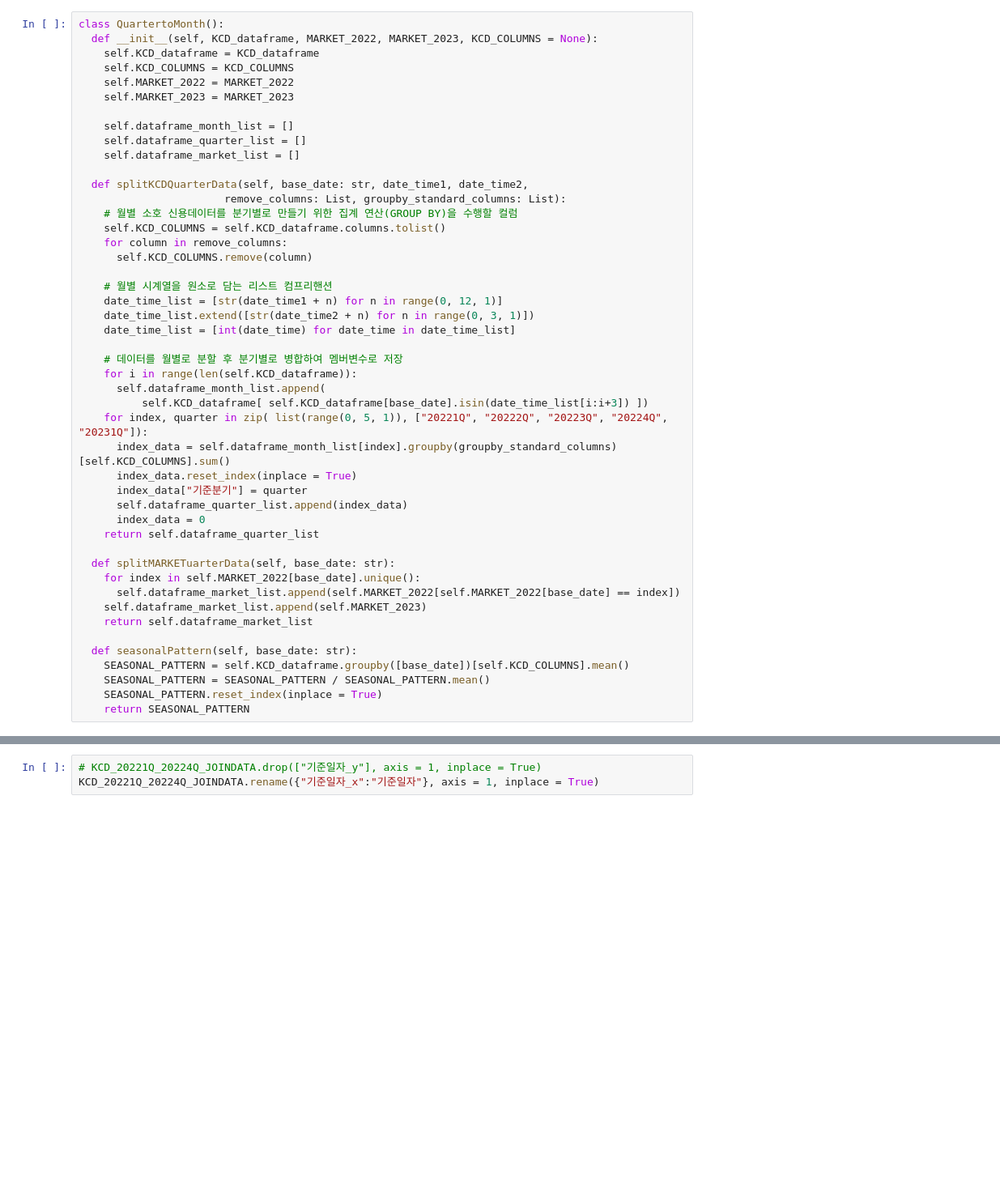
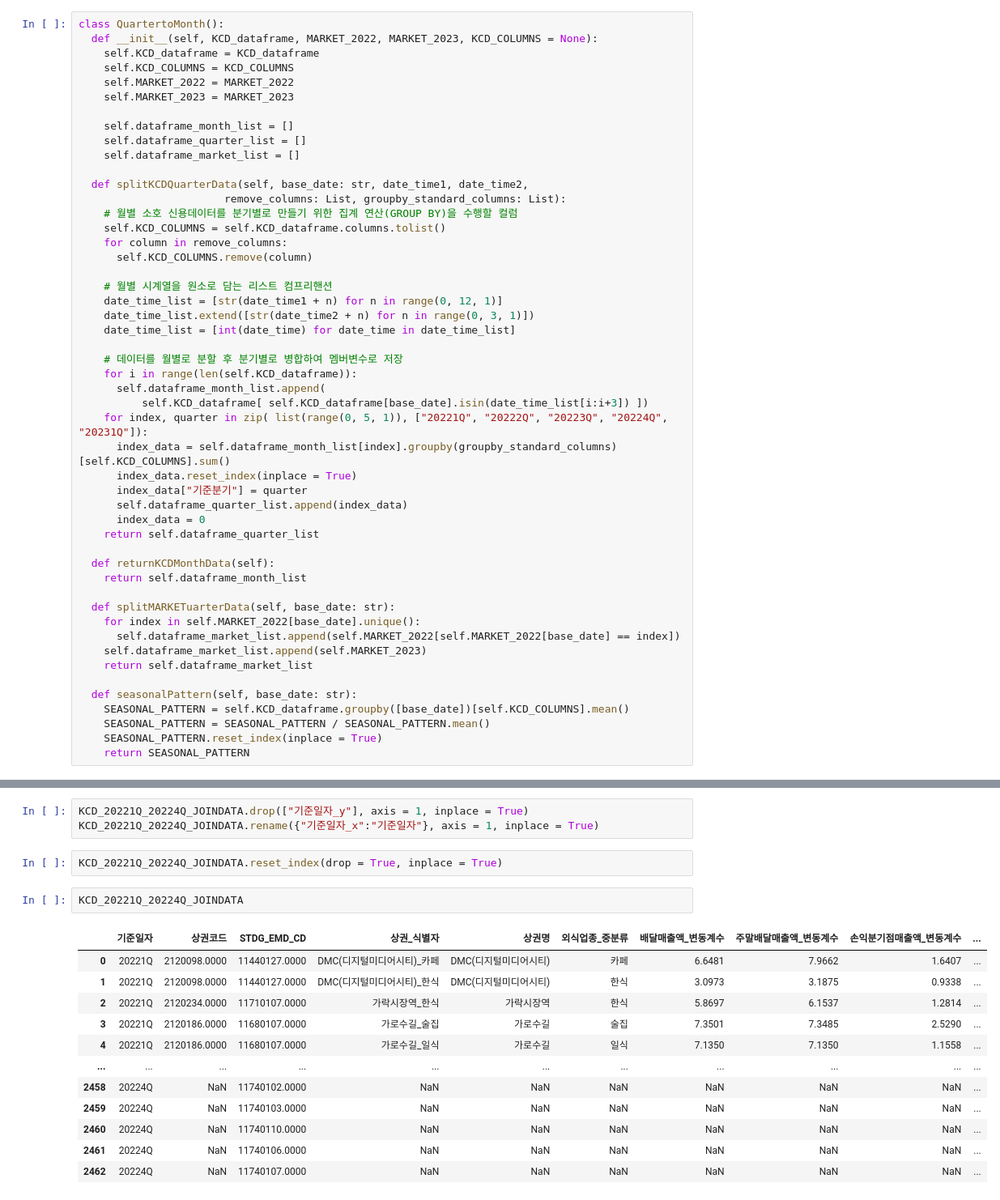
Before and after one commit to Gayeon6423/2023BigContest, a Jupyter notebook: [KCD_MARKET]_MERGE_AND_MAPPING.ipynb, the cells around one changed output, grey strips where cells are left out. Shown at 81% size. Saved outputs shown, nothing was run; the diff lists cells and outputs as text; blank space fills up the shorter version.

```diff
--- a/[KCD_MARKET]_MERGE_AND_MAPPING.ipynb
+++ b/[KCD_MARKET]_MERGE_AND_MAPPING.ipynb
@@ -253,6 +253,9 @@ class QuartertoMonth():
       index_data = 0
     return self.dataframe_quarter_list
 
+  def returnKCDMonthData(self):
+    return self.dataframe_month_list
+
   def splitMARKETuarterData(self, base_date: str):
     for index in self.MARKET_2022[base_date].unique():
       self.dataframe_market_list.append(self.MARKET_2022[self.MARKET_2022[base_date] == index])
@@ -381,5 +386,22 @@ for index in range(len(KCD_MERGE_LIST)):
 
 KCD_20221Q_20224Q_JOINDATA = pd.concat(MERGE_LIST[0:4], axis = 0)
 # %%
-# KCD_20221Q_20224Q_JOINDATA.drop(["기준일자_y"], axis = 1, inplace = True)
+KCD_20221Q_20224Q_JOINDATA.drop(["기준일자_y"], axis = 1, inplace = True)
 KCD_20221Q_20224Q_JOINDATA.rename({"기준일자_x":"기준일자"}, axis = 1, inplace = True)
+# %%
+KCD_20221Q_20224Q_JOINDATA.reset_index(drop = True, inplace = True)
+# %%
+KCD_20221Q_20224Q_JOINDATA
+# %% [output]
+|  | 기준일자 | 상권코드 | STDG_EMD_CD | 상권_식별자 | 상권명 | 외식업종_중분류 | 배달매출액_변동계수 | 주말배달매출액_변동계수 | 손익분기점매출액_변동계수 | ... |
+| 0 | 20221Q | 2120098.0000 | 11440127.0000 | DMC(디지털미디어시티)_카페 | DMC(디지털미디어시티) | 카페 | 6.6481 | 7.9662 | 1.6407 | ... |
+| 1 | 20221Q | 2120098.0000 | 11440127.0000 | DMC(디지털미디어시티)_한식 | DMC(디지털미디어시티) | 한식 | 3.0973 | 3.1875 | 0.9338 | ... |
+| 2 | 20221Q | 2120234.0000 | 11710107.0000 | 가락시장역_한식 | 가락시장역 | 한식 | 5.8697 | 6.1537 | 1.2814 | ... |
+| 3 | 20221Q | 2120186.0000 | 11680107.0000 | 가로수길_술집 | 가로수길 | 술집 | 7.3501 | 7.3485 | 2.5290 | ... |
+| 4 | 20221Q | 2120186.0000 | 11680107.0000 | 가로수길_일식 | 가로수길 | 일식 | 7.1350 | 7.1350 | 1.1558 | ... |
+| ... | ... | ... | ... | ... | ... | ... | ... | ... | ... | ... |
+| 2458 | 20224Q | NaN | 11740102.0000 | NaN | NaN | NaN | NaN | NaN | NaN | ... |
+| 2459 | 20224Q | NaN | 11740103.0000 | NaN | NaN | NaN | NaN | NaN | NaN | ... |
+| 2460 | 20224Q | NaN | 11740110.0000 | NaN | NaN | NaN | NaN | NaN | NaN | ... |
+| 2461 | 20224Q | NaN | 11740106.0000 | NaN | NaN | NaN | NaN | NaN | NaN | ... |
+| 2462 | 20224Q | NaN | 11740107.0000 | NaN | NaN | NaN | NaN | NaN | NaN | ... |
```
Also changed, not shown: parts of 9 cells of this notebook.
